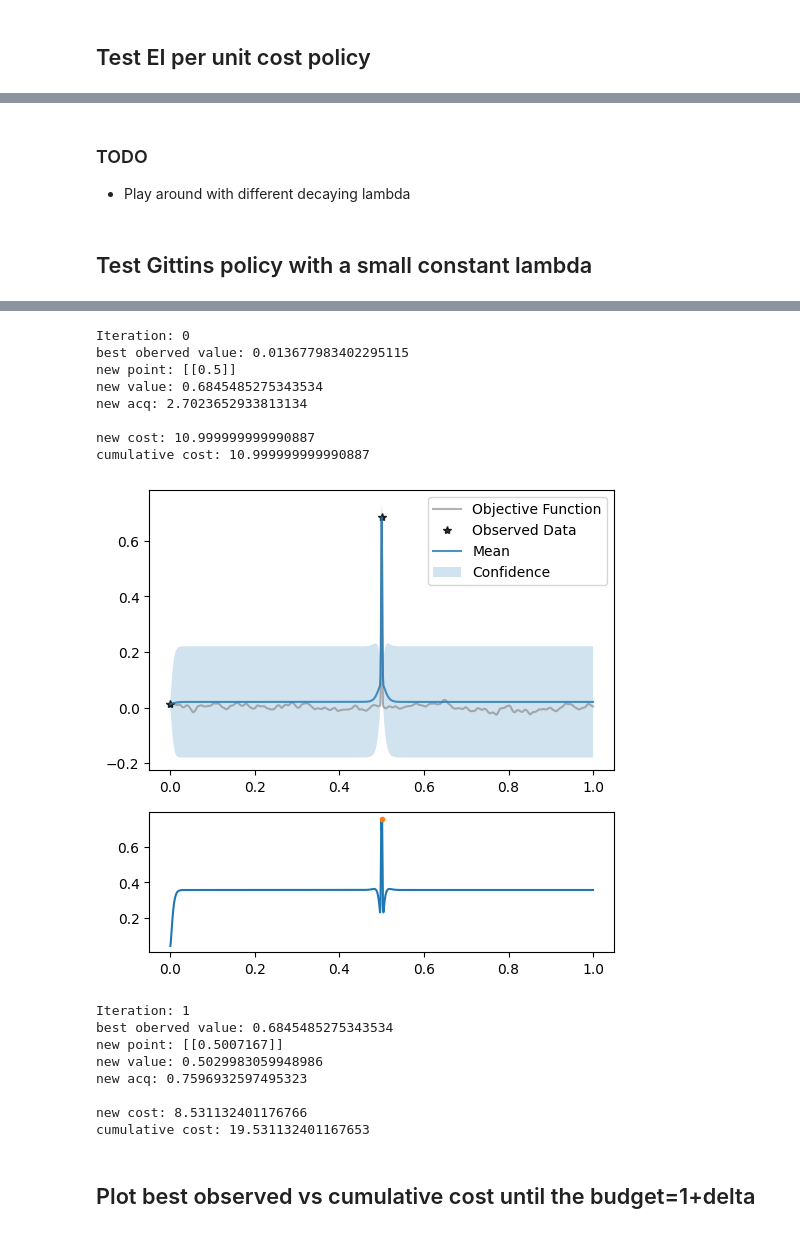
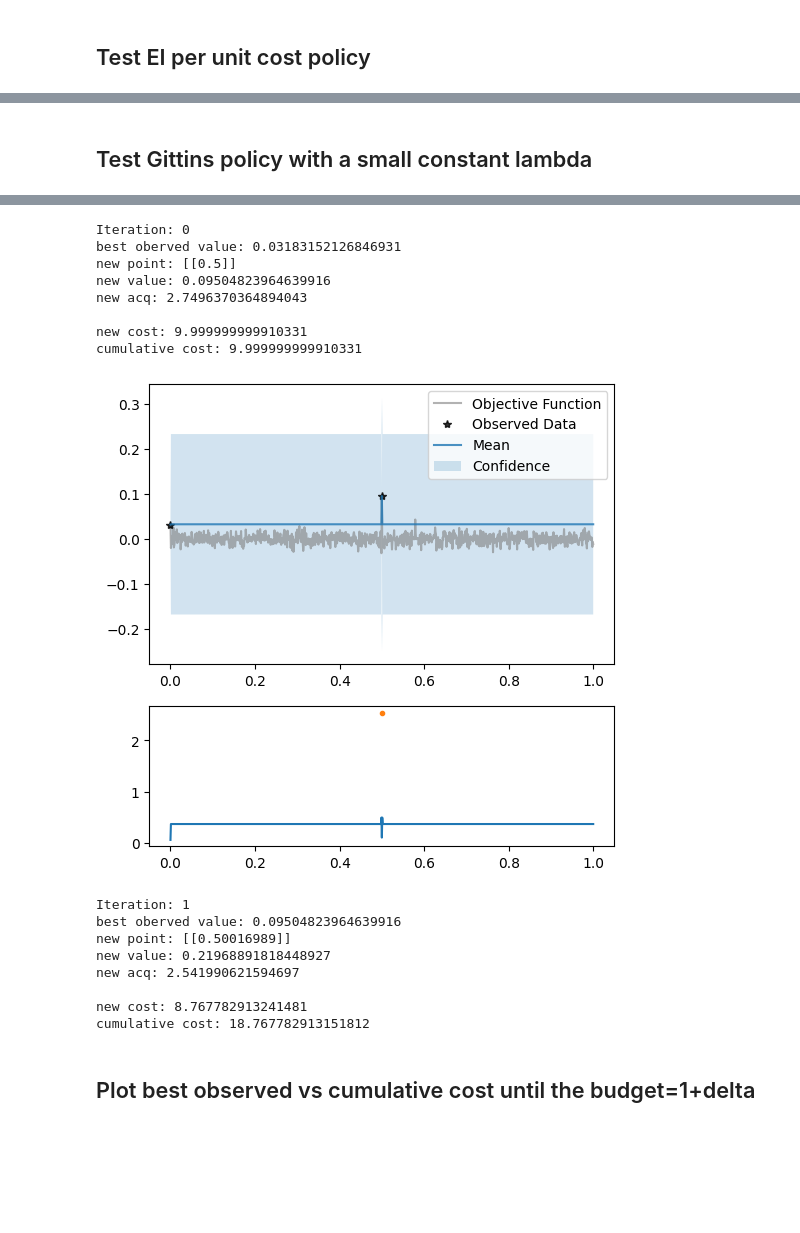
Before and after one commit to QianJaneXie/PandoraBayesOpt, a Jupyter notebook: notebooks/Variable Amplitude (EIpu bad).ipynb, the cells around one changed output, grey strips where cells are left out. Saved outputs shown, nothing was run; the diff lists cells and outputs as text; code cells hidden in the pictures; blank space fills up the shorter version.

```diff
--- a/notebooks/Variable Amplitude (EIpu bad).ipynb
+++ b/notebooks/Variable Amplitude (EIpu bad).ipynb
@@ -74,7 +142,7 @@ from pandora_bayesopt.utils import create_objective_function
 # Create the objective model
 dim = 1
 nu = 2.5
-lengthscale = 0.01
+lengthscale = 0.0001
 outputscale = 1.0
 num_rff_features = 1280
 seed = 0
@@ -83,7 +151,7 @@ matern_sample = create_objective_function(dim=dim, nu=nu, lengthscale=lengthscal
 def objective_function(x):
     return matern_sample(x) * amplitude_function(x)
 # %%
-test_x = torch.linspace(0, 1, 1001, dtype=torch.float64, device=device)
+test_x = torch.linspace(0, 1, 1001)
 
 # Plotting the functions
 plt.figure(figsize=(12, 6))
@@ -195,7 +266,7 @@ i = 0
 
 while True:
 
-    model = fit_gp_model(x, y, kernel)
+    model = fit_gp_model(X=x, objective_X=y, kernel=kernel)
 
     # Optimize EI
     BoTorch_EI = ExpectedImprovement(model=model, best_f=best_f, maximize=maximize)
@@ -263,7 +337,7 @@ cumulative cost: 21.176883214321787
 # %% [markdown]
 ## Test EI per unit cost policy
 # %%
-from pandora_bayesopt.acquisition import ExpectedImprovementWithCost
+from pandora_bayesopt.acquisition.ei_puc import ExpectedImprovementWithCost
 
 torch.manual_seed(seed)
 matern_sample = create_objective_function(dim=dim, nu=nu, lengthscale=lengthscale, outputscale=outputscale, num_rff_features=num_rff_features)
@@ -284,7 +358,7 @@ i = 0
 
 while True:
 
-    model = fit_gp_model(x, y, kernel)
+    model = fit_gp_model(X=x, objective_X=y, kernel=kernel)
 
     # Optimize EIpu
     EIpu = ExpectedImprovementWithCost(model=model, best_f=best_f, maximize=maximize, cost=cost_function)
@@ -694,10 +477,7 @@ best_f: 0.6845484184739126
-# %% [markdown]
-### TODO
-- Play around with different decaying lambda
 # %% [markdown]
 ## Test Gittins policy with a small constant lambda
 # %%
-from pandora_bayesopt.acquisition import GittinsIndex
+from pandora_bayesopt.acquisition.gittins import GittinsIndex
 x = torch.zeros(dim).unsqueeze(0)
 y = objective_function(x)
 best_f = y.max().detach().numpy() if maximize else y.min().detach().numpy()
@@ -710,7 +490,7 @@ i = 0
 
 while True:
 
-    model = fit_gp_model(x, y, kernel)
+    model = fit_gp_model(X=x, objective_X=y, kernel=kernel)
 
     # Optimize Gittins
     GIlmbda = GittinsIndex(model=model, lmbda=0.0001, maximize=maximize, cost=cost_function)
@@ -767,20 +547,20 @@ while True:
 Iteration: 0
-best oberved value: 0.013677983402295115
+best oberved value: 0.03183152126846931
 new point: [[0.5]]
-new value: 0.6845485275343534
-new acq: 2.7023652933813134
+new value: 0.09504823964639916
+new acq: 2.7496370364894043
 
-new cost: 10.999999999990887
-cumulative cost: 10.999999999990887
+new cost: 9.999999999910331
+cumulative cost: 9.999999999910331
-[figure, old version]
+[figure, new version]
 Iteration: 1
-best oberved value: 0.6845485275343534
-new point: [[0.5007167]]
-new value: 0.5029983059948986
-new acq: 0.7596932597495323
+best oberved value: 0.09504823964639916
+new point: [[0.50016989]]
+new value: 0.21968891818448927
+new acq: 2.541990621594697
 
-new cost: 8.531132401176766
-cumulative cost: 19.531132401167653
+new cost: 8.767782913241481
+cumulative cost: 18.767782913151812
 # %% [markdown]
 ## Plot best observed vs cumulative cost until the budget=1+delta
 # %%
```
Also changed, not shown: parts of 14 cells of this notebook, 11 other files.
